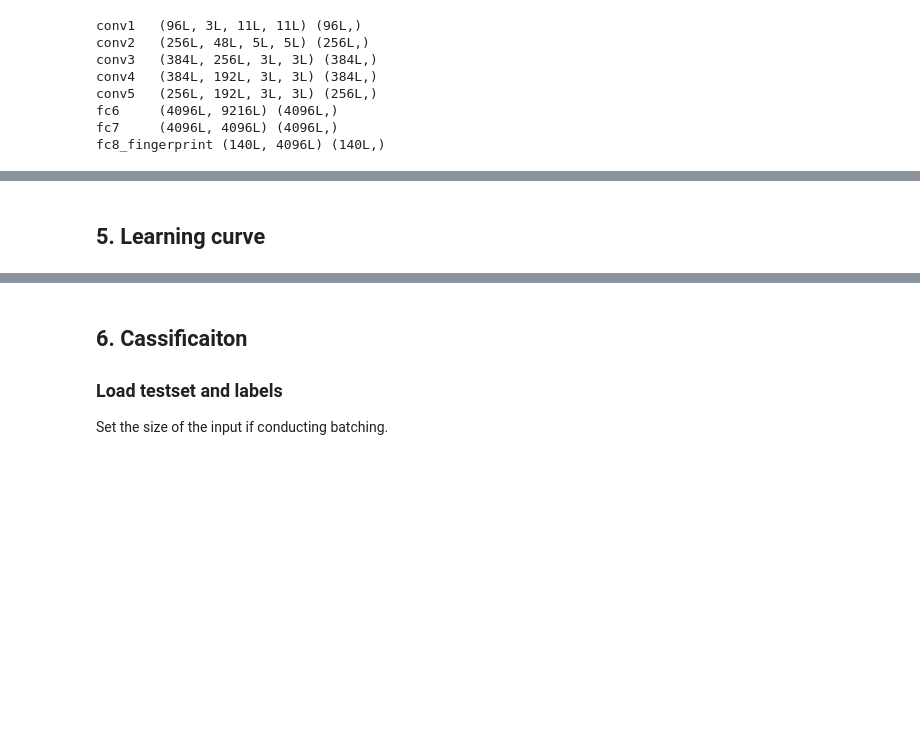
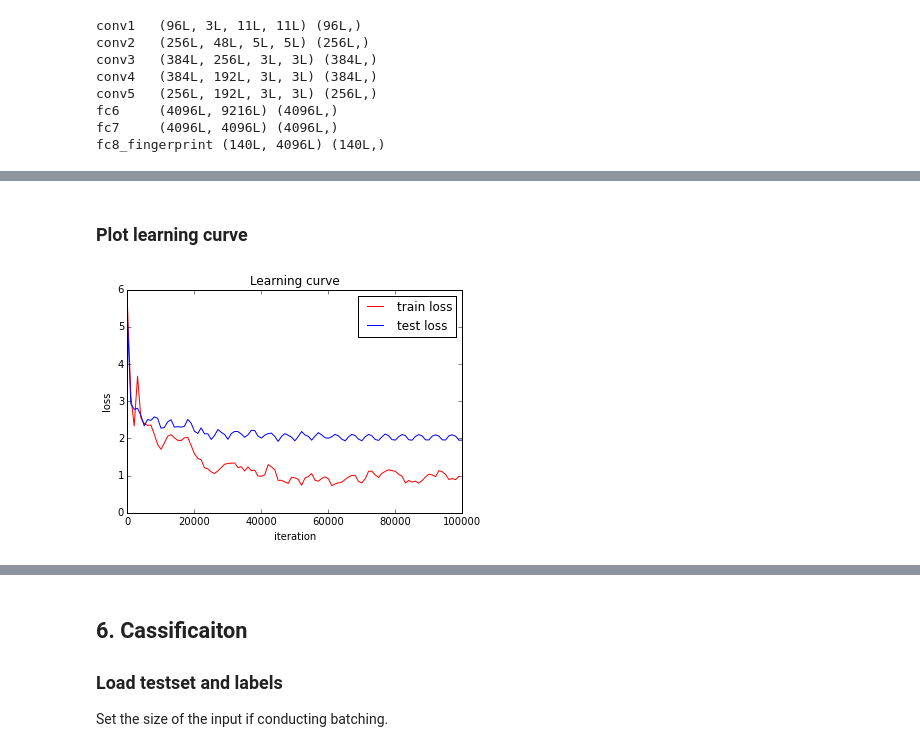
Before and after one commit to THU-HCI2016-MLGroup/FingerprintOnPaintings, a Jupyter notebook: Fingerprint on Paintings.ipynb, the cells around one changed output, grey strips where cells are left out. Cells and saved outputs as stored; diff of their text form; code cells hidden in the pictures; blank space fills up the shorter version.

```diff
--- a/Fingerprint on Paintings.ipynb
+++ b/Fingerprint on Paintings.ipynb
@@ -33,6 +34,8 @@ WEIGHTS_FILE = PROJ_ROOT + 'model/fingerprint_style_caffenet.caffemodel'
 TEST_FILE = PROJ_ROOT + 'data/test.txt'
 LABELS_FILE = PROJ_ROOT + 'data/style_labels.txt'
 MEAN_FILE = PROJ_ROOT + 'ilsvrc_2012_mean.npy'
+LOG_PREFIX = PROJ_ROOT + 'log/train-20160603-caffenet.log'
+NET_IMG_FILE = PROJ_ROOT + 'images/fingerprint_caffenet_style.png'
 # %% [markdown]
 ## 3. Load the trained net
 Set gpu mode as you like.
@@ -90,2 +134,2 @@ fc8_fingerprint (140L, 4096L) (140L,)
 # %% [markdown]
-## 5. Learning curve
+### Plot learning curve
@@ -95,0 +136,24 @@ fc8_fingerprint (140L, 4096L) (140L,)
+# %%
+#moving average of training
+y1_copy = y1[:]
+y1 = y1[:3]
+ma3 = y1_copy[0]
+ma2 = y1_copy[1]
+ma1 = y1_copy[2]
+for y in y1_copy[3:]:
+    ma4 = ma3
+    ma3 = ma2
+    ma2 = ma1
+    ma1 = y
+    y1.append(str((float(ma4)+float(ma3)+float(ma2))/3))
+# %%
+#Plot learning curve
+pyplot.plot(x1, y1,'r', label = 'train '+header1[3])
+pyplot.plot(x2, y4,'b', label = 'test '+header2[5])
+pyplot.legend(loc = 'best')
+pyplot.title('Learning curve')
+pyplot.xlabel('iteration')
+pyplot.ylabel('loss')
+plt.show()
+# %% [output]
+[figure, added]
```
Also changed, not shown: parts of 13 cells of this notebook, 1 other file.
